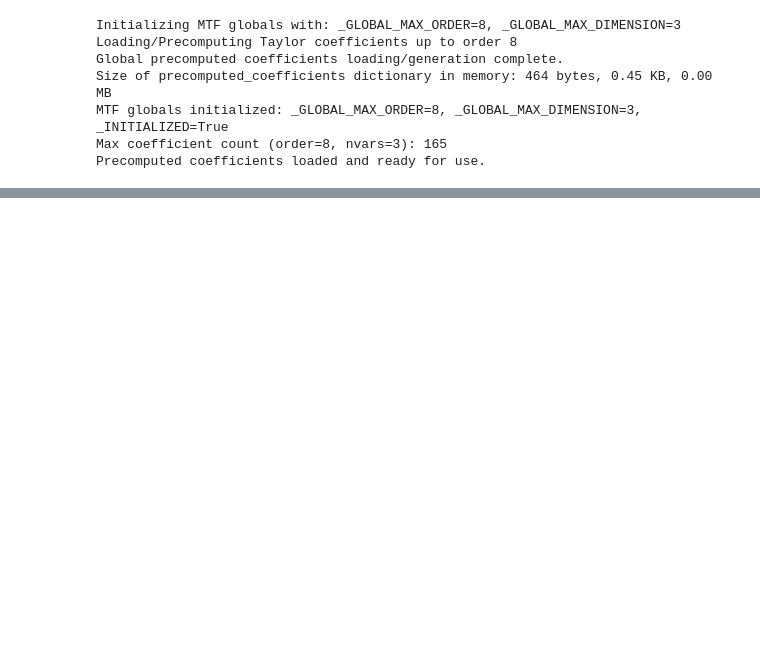
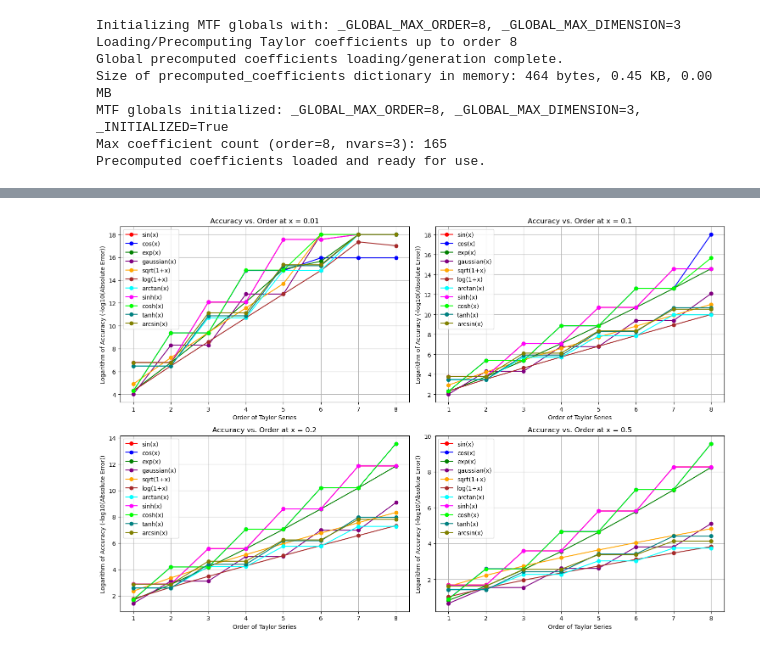
Before and after one commit to shashi-manikonda/MTFLibrary, a Jupyter notebook: demo/MTFLibrary_Beginner_Demo.ipynb, the cells around one changed output, grey strips where cells are left out. Cells and saved outputs as stored; diff of their text form; code cells hidden in the pictures; blank space fills up the shorter version.

```diff
--- a/demo/MTFLibrary_Beginner_Demo.ipynb
+++ b/demo/MTFLibrary_Beginner_Demo.ipynb
@@ -241,0 +470,80 @@ exp_taylor(x):
+# %%
+import numpy as np
+import matplotlib.pyplot as plt
+from MTFLibrary import Var, get_global_max_order, set_global_max_order
+from MTFLibrary.elementary_functions import sin_taylor, cos_taylor, exp_taylor, gaussian_taylor, sqrt_taylor, log_taylor, arctan_taylor, sinh_taylor, cosh_taylor, tanh_taylor, arcsin_taylor
+
+# Values of x to evaluate
+x_values = [0.01, 0.1, 0.2, 0.5]
+num_plots = len(x_values)
+num_rows = (num_plots + 1) // 2
+num_cols = 2
+
+# Maximum order of Taylor series to consider
+max_order = get_global_max_order()
+orders = range(1, max_order + 1)
+
+# Define the variable for Taylor expansion
+x = Var(1)
+
+# Functions to evaluate
+functions = {
+    "sin(x)": (np.sin, sin_taylor, "red"),
+    "cos(x)": (np.cos, cos_taylor, "blue"),
+    "exp(x)": (np.exp, exp_taylor, "green"),
+    "gaussian(x)": (lambda x: np.exp(-x**2), gaussian_taylor, "purple"),
+    "sqrt(1+x)": (lambda x: np.sqrt(1 + x), lambda var: sqrt_taylor(1 + var), "orange"),
+    "log(1+x)": (lambda x: np.log(1 + x), lambda var: log_taylor(1 + var), "brown"),
+    "arctan(x)": (np.arctan, arctan_taylor, "cyan"),
+    "sinh(x)": (np.sinh, sinh_taylor, "magenta"),
+    "cosh(x)": (np.cosh, cosh_taylor, "lime"),
+    "tanh(x)": (np.tanh, tanh_taylor, "teal"),
+    "arcsin(x)": (np.arcsin, arcsin_taylor, "olive")
+}
+
+# Create subplots
+fig, axes = plt.subplots(num_rows, num_cols, figsize=(15, 5 * num_rows))
+axes = axes.flatten()
+
+# Generate plots for each x value
+for i, x_val in enumerate(x_values):
+    accuracy_data = {}
+    for name, (exact_func, taylor_func, color) in functions.items():
+        errors = []
+        for order in orders:
+            set_global_max_order(order)
+            taylor_series = taylor_func(x)
+            approximation = taylor_series.eval(np.array([x_val, 0, 0]))
+            try:
+                exact_value = exact_func(x_val)
+                absolute_error = np.abs(approximation - exact_value)
+                errors.append(-np.log10(absolute_error + 1e-18))
+            except ValueError as e:
+                # Handle cases where the exact function is not defined for x_val
+                errors.append(np.nan)
+                print(f"Warning: {e} for {name} at x = {x_val}")
+
+        accuracy_data[name] = errors
+
+    # Plotting the results for the current x_val in the corresponding subplot
+    ax = axes[i]
+    for name, errors in accuracy_data.items():
+        color = functions[name][2]
+        ax.plot(orders, errors, marker='o', linestyle='-', color=color, label=name)
+
+    ax.set_xlabel("Order of Taylor Series")
+    ax.set_ylabel("Logarithm of Accuracy (-log10(Absolute Error))")
+    ax.set_title(f"Accuracy vs. Order at x = {x_val}")
+    ax.grid(True)
+    ax.legend()
+
+# Remove any unused subplots if the number of x_values is odd
+if num_plots < num_rows * num_cols:
+    for i in range(num_plots, num_rows * num_cols):
+        fig.delaxes(axes[i])
+
+plt.tight_layout()
+plt.show()
+set_global_max_order(max_order)
+# %% [output]
+[figure, added]
```
Also changed, not shown: parts of 34 cells of this notebook, 7 other files.
